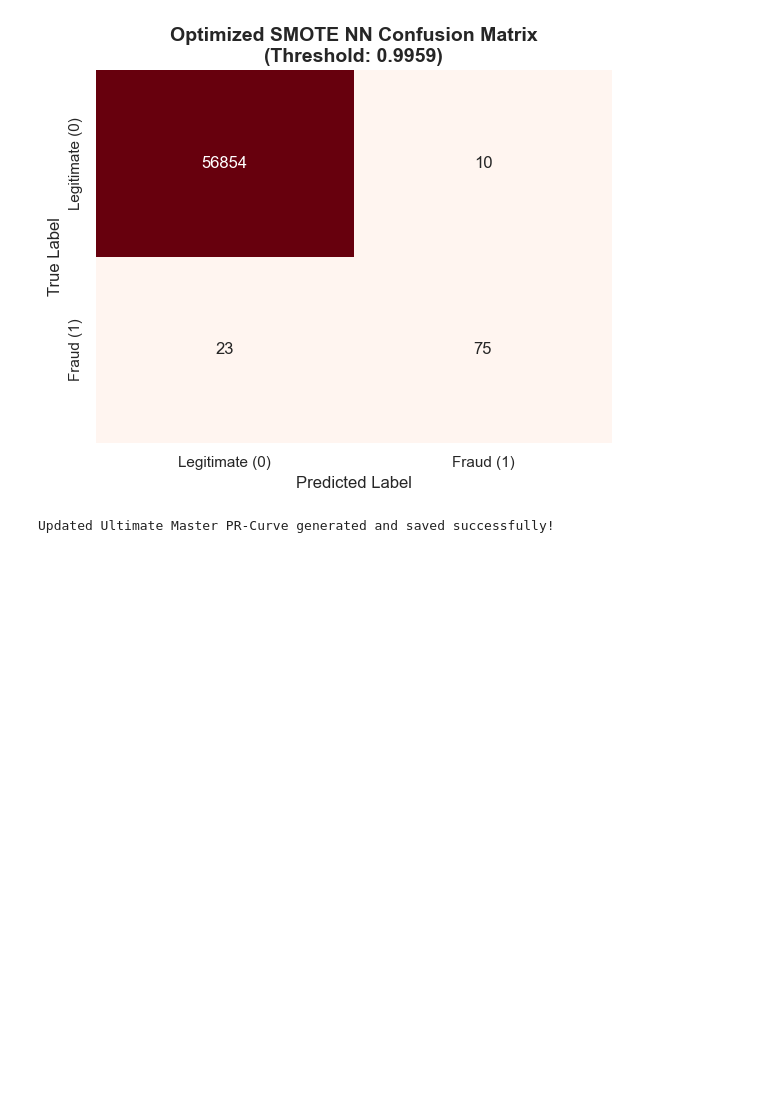
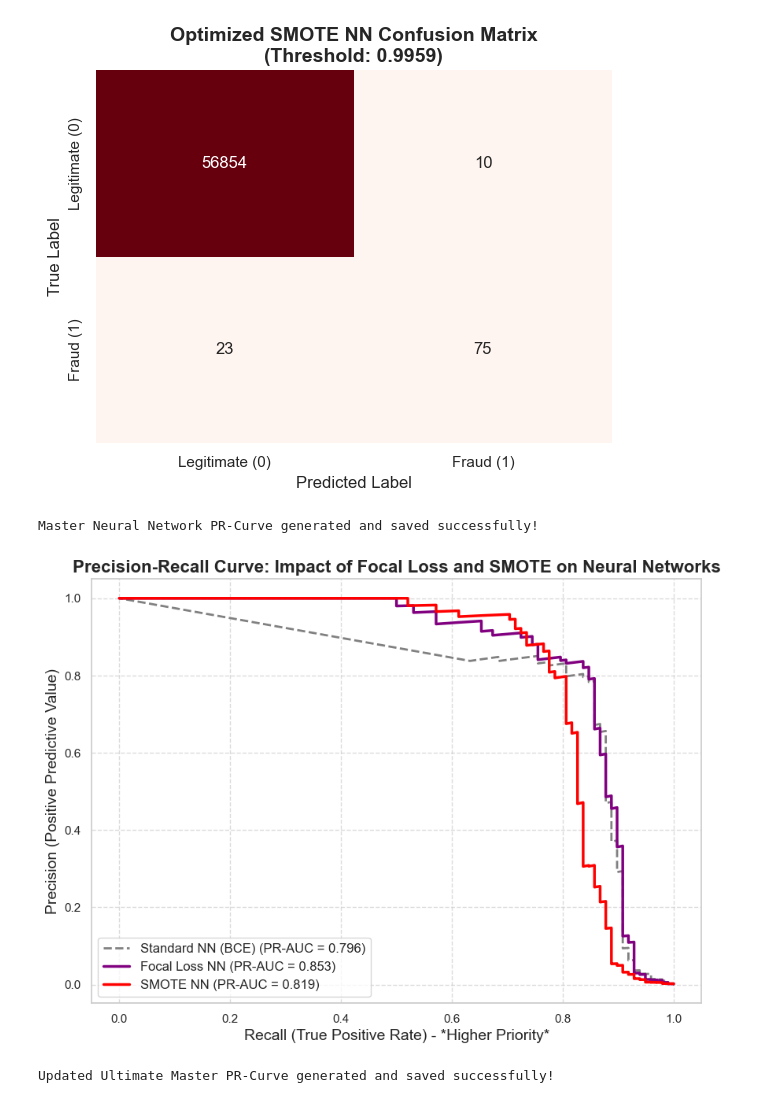
Before and after one commit to amartyakallingal/CS-4641-Credit-Card-Fraud-Project, a Jupyter notebook: neural_network.ipynb, the cells around one changed output. Saved outputs shown, nothing was run; the diff lists cells and outputs as text; code cells hidden in the pictures; blank space fills up the shorter version.

Commit message:
Consolidated PR curves into 1 image for NN

```diff
--- a/neural_network.ipynb
+++ b/neural_network.ipynb
@@ -438,6 +415,37 @@ plt.show()
 # %% [output]
 SMOTE NN Confusion Matrix saved!
 [figure]
+# %%
+# Cell: Master Neural Network PR-Curve (Base vs. Focal Loss vs. SMOTE)
+import matplotlib.pyplot as plt
+from sklearn.metrics import precision_recall_curve, auc
+
+# Calculate exact arrays to ensure they are fresh in memory
+base_nn_precision, base_nn_recall, _ = precision_recall_curve(y_test_numpy, base_nn_probs)
+fl_precision, fl_recall, _ = precision_recall_curve(y_test_numpy, nn_probs)
+smote_nn_precision, smote_nn_recall, _ = precision_recall_curve(y_test_numpy, smote_nn_probs)
+
+plt.figure(figsize=(10, 7))
+
+# Plot Base Model (Dashed line to represent the baseline)
+plt.plot(base_nn_recall, base_nn_precision, label=f'Standard NN (BCE) (PR-AUC = {base_nn_pr_auc:.3f})', color='gray', linestyle='--', lw=2)
+
+# Plot Imbalance-Handled Models (Solid lines)
+plt.plot(fl_recall, fl_precision, label=f'Focal Loss NN (PR-AUC = {auc(fl_recall, fl_precision):.3f})', color='purple', lw=2.5)
+plt.plot(smote_nn_recall, smote_nn_precision, label=f'SMOTE NN (PR-AUC = {auc(smote_nn_recall, smote_nn_precision):.3f})', color='red', lw=2.5)
+
+plt.title('Precision-Recall Curve: Impact of Focal Loss and SMOTE on Neural Networks', fontsize=16, fontweight='bold')
+plt.xlabel('Recall (True Positive Rate) - *Higher Priority*', fontsize=14)
+plt.ylabel('Precision (Positive Predictive Value)', fontsize=14)
+plt.legend(loc='lower left', fontsize=12)
+plt.grid(True, linestyle='--', alpha=0.7)
+
+plt.savefig('nn_master_pr_curve.png', dpi=300, bbox_inches='tight')
+print("Master Neural Network PR-Curve generated and saved successfully!")
+plt.show()
+# %% [output]
+Master Neural Network PR-Curve generated and saved successfully!
+[figure, added]
 # %%
 # Cell: ULTIMATE Master PR-Curve (All Models + All Baselines)
 # Load baseline predictions from previous notebooks
```
Also changed, not shown: parts of 1 cell of this notebook, 1 other file.
